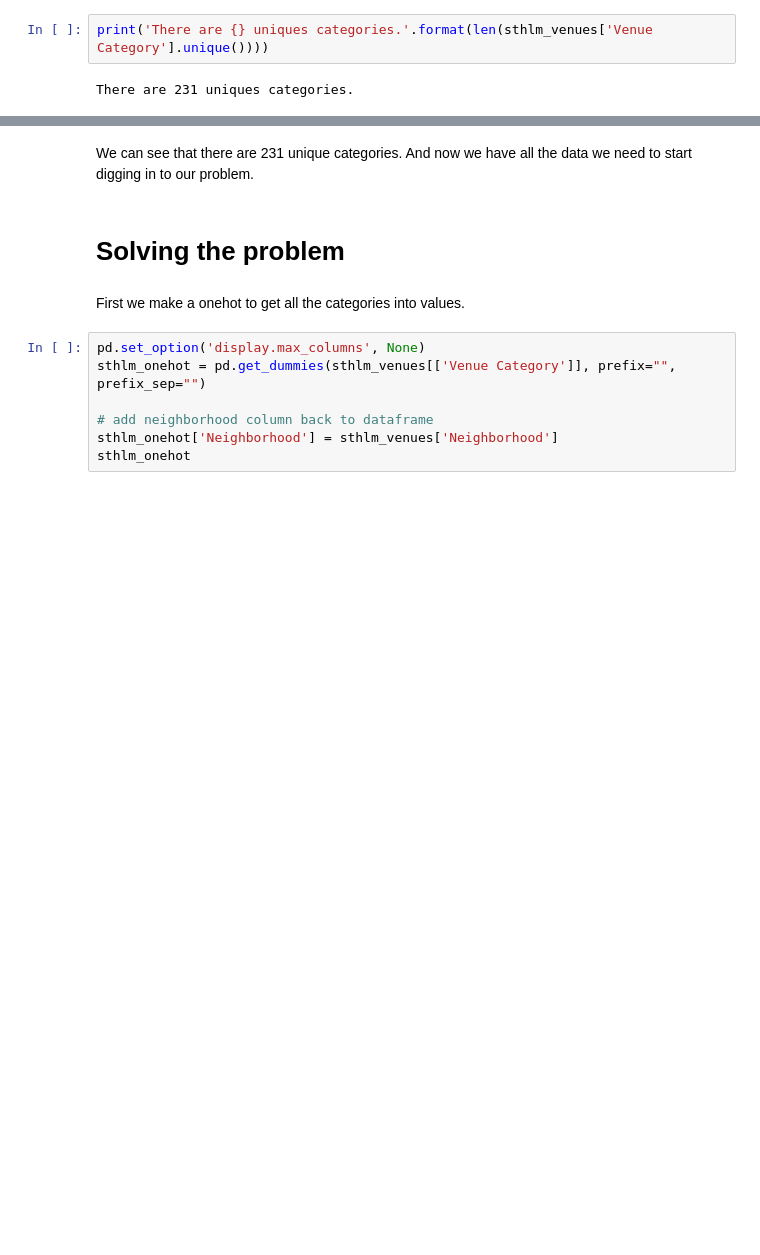
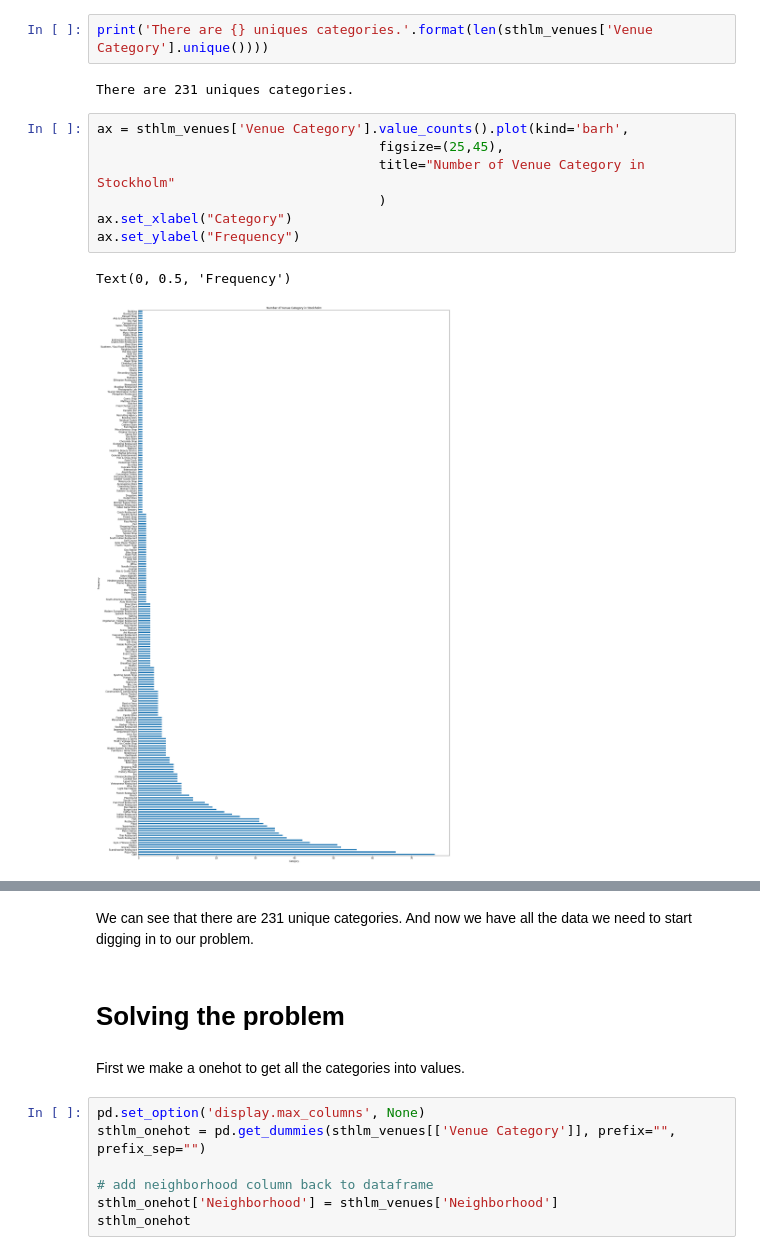
Before and after one commit to simonsjonneby/Coursera_Capstone, a Jupyter notebook: battle-of-neighborhoods.ipynb, the cells around one changed output, grey strips where cells are left out. Cells and saved outputs as stored; diff of their text form; blank space fills up the shorter version.

```diff
--- a/battle-of-neighborhoods.ipynb
+++ b/battle-of-neighborhoods.ipynb
@@ -323,3 +324,13 @@ sthlm_venues.tail()
 print('There are {} uniques categories.'.format(len(sthlm_venues['Venue Category'].unique())))
 # %% [output]
 There are 231 uniques categories.
+# %%
+ax = sthlm_venues['Venue Category'].value_counts().plot(kind='barh',
+                                    figsize=(25,45),
+                                    title="Number of Venue Category in Stockholm"
+                                    )
+ax.set_xlabel("Category")
+ax.set_ylabel("Frequency")
+# %% [output]
+Text(0, 0.5, 'Frequency')
+[figure, added]
```
Also changed, not shown: parts of 10 cells of this notebook.
